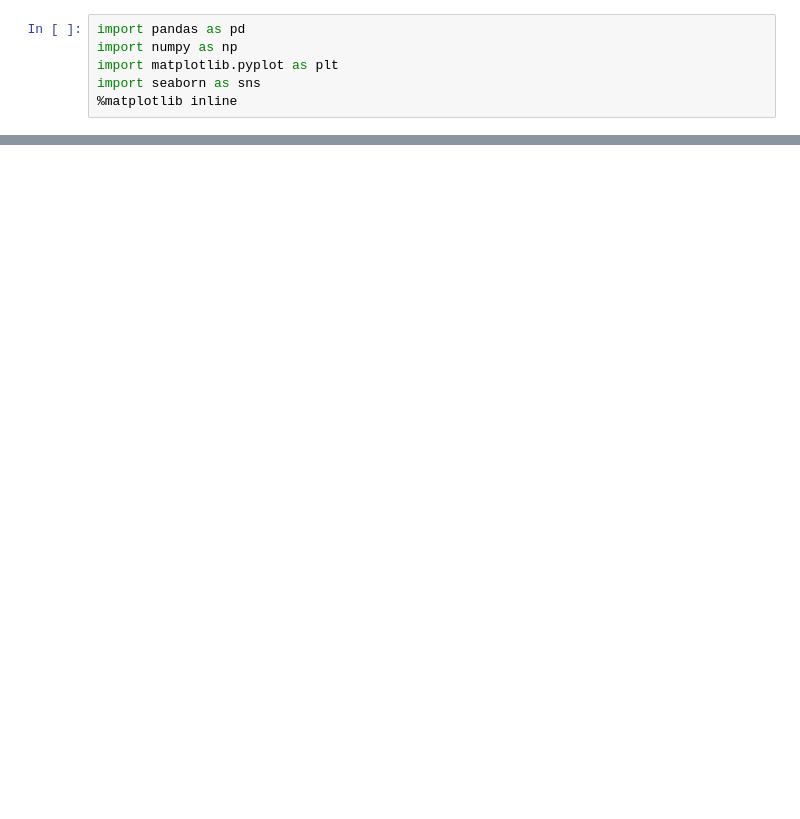
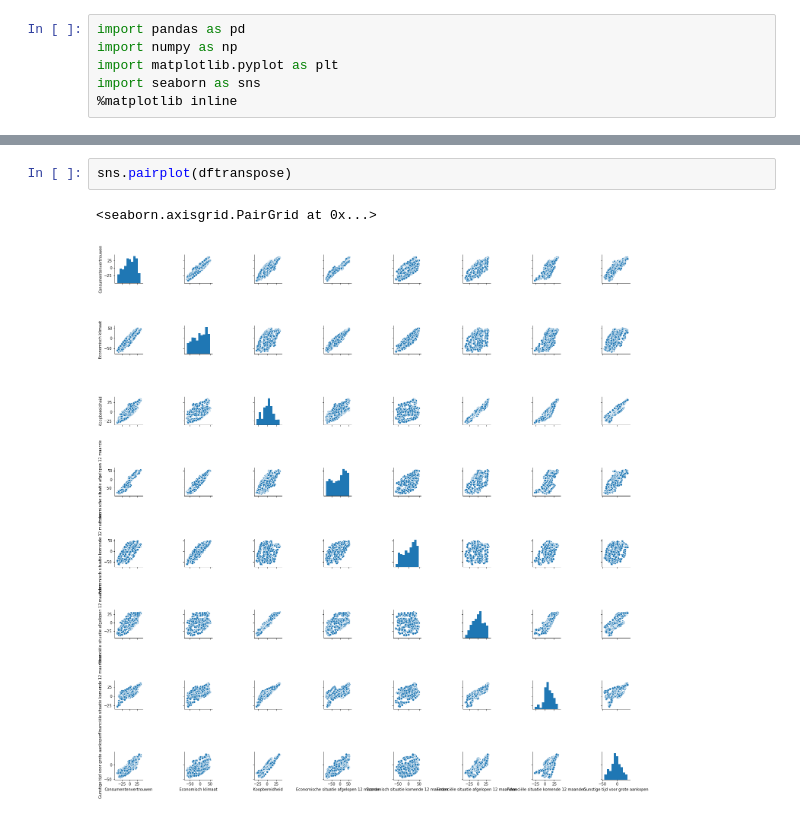
Before and after one commit to paauwp/CBS-Analyse, a Jupyter notebook: Consumentenvertrouwen.ipynb, the cells around one changed output, grey strips where cells are left out. Saved outputs shown, nothing was run; the diff lists cells and outputs as text; blank space fills up the shorter version.

```diff
--- a/Consumentenvertrouwen.ipynb
+++ b/Consumentenvertrouwen.ipynb
@@ -18,0 +36,5 @@ dataframe.head()
+# %%
+sns.pairplot(dftranspose)
+# %% [output]
+<seaborn.axisgrid.PairGrid at 0x...>
+[figure, added]
```
Also changed, not shown: parts of 5 cells of this notebook.
